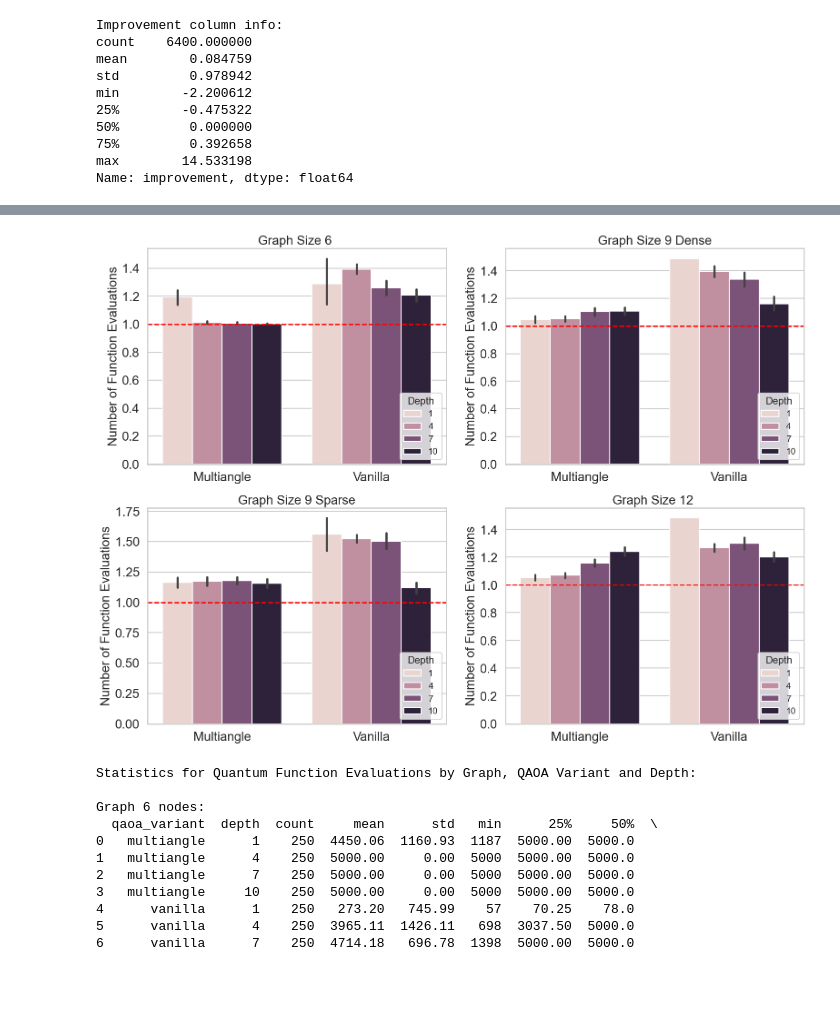
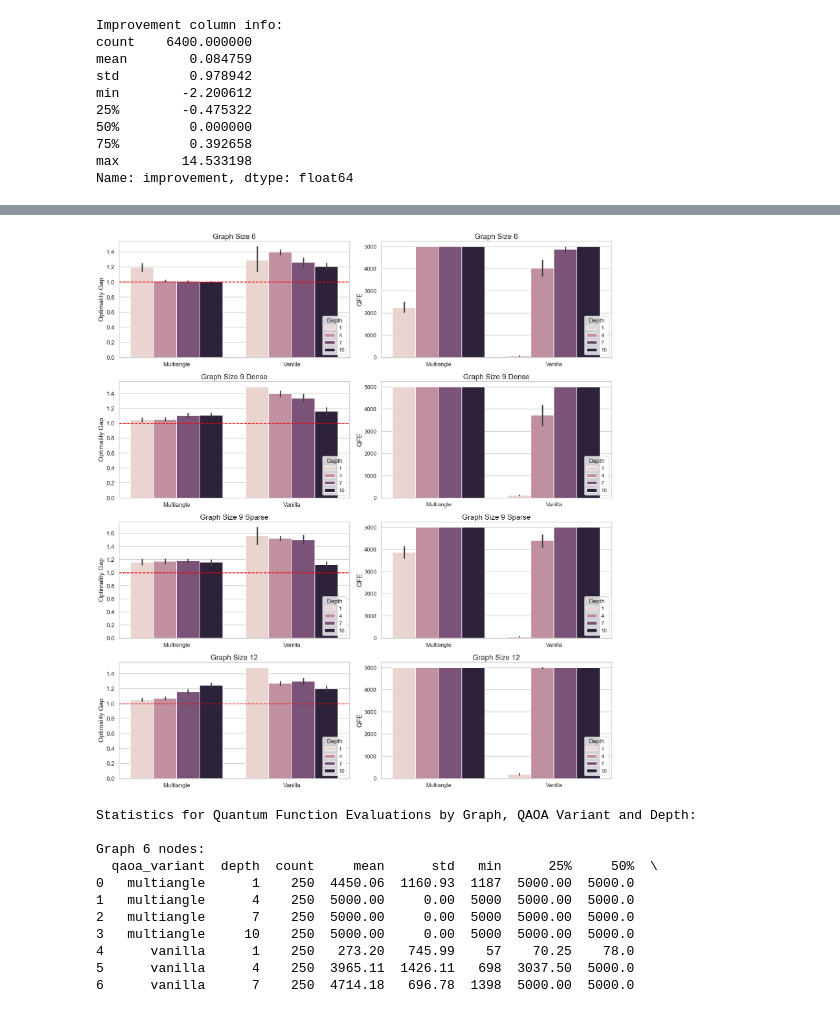
Before and after one commit to Smeidir/QAOA, a Jupyter notebook: results_visualizer.ipynb, the cells around one changed output, grey strips where cells are left out. Cells and saved outputs as stored; diff of their text form; code cells hidden in the pictures; blank space fills up the shorter version.

```diff
--- a/results_visualizer.ipynb
+++ b/results_visualizer.ipynb
@@ -322,7 +241,7 @@ plt.show()
 from src.qaoa.models.solver import MinVertexCoverSolver
 import networkx as nx
 
-
+graphs = problem.get_erdos_renyi_graphs_paper1()
 for g in graphs:
     # create a networkx graph from the rustworkx graph
     G = nx.Graph(list(g.edge_list()))
@@ -1386,50 +1422,67 @@ Name: count, dtype: int64
 # %%
 import matplotlib.pyplot as plt
 import seaborn as sns
 import pandas as pd
 
-# Create a copy of results to work withd
+# Create a copy of results to work with
 df = results.copy()
-df = df[df['infeasible'] == False]# Get unique graph names
+df = df[df['infeasible'] == False]  # Filter out infeasible solutions
+df = df[df['warm_start'] == False]  # Filter out warm start solutions
+df = df[df['backend_mode'] == 'statevector']
+
+df['depth'] = df['depth'].astype(int)
+# Get unique graph names
 graph_names = df['graph_name'].unique()
-df = df[df['warm_start']==False]
 
+# Create a 4x2 figure for side-by-side comparisons
+fig, axes = plt.subplots(4, 2, figsize=(20, 22))
 
-# Now create a plot showing function evaluations as well
-fig, axes = plt.subplots(2, 2, figsize=(16, 12))
-axes = axes.flatten()
-
+# Left column: Optimality Gap (ratio)
+# Right column: Quantum Function Evaluations
 for i, graph in enumerate(graph_names):
     # Filter data for this graph
     graph_df = df[df['graph_name'] == graph]
 
     # Get graph size for the title
     graph_size = graph_df['graph_size'].iloc[0]
 
-    # Create barplot for function evaluations
-    sns.barplot(data=graph_df, x="qaoa_variant", y="ratio", hue="depth", ax=axes[i])
+    # Determine graph title
+    if graph_size == 9:
+        if graph == '>>graph6<<HmzffJz':
+            graph_title = f"Graph Size {graph_size:.0f} Dense"
+        else:
+            graph_title = f"Graph Size {graph_size:.0f} Sparse"
+    else:
+        graph_title = f"Graph Size {graph_size:.0f}"
 
-    # Customize plot
-    axes[i].set_title(f"Graph Size {graph_size} ", fontsize=20)
-    axes[i].set_ylabel("Number of Function Evaluations", fontsize=20)
-    axes[i].tick_params(axis='both', labelsize=20)
-    axes[i].axhline(y=1, color='red', linestyle='--', linewidth=2)
-    # Adjust legend
-    handles, labels = axes[i].get_legend_handles_labels()
-    axes[i].set(xlabel=None)
-    axes[i].legend(handles, labels, title="Depth", title_fontsize=16, fontsize=14, loc="lower right")
-    axes[i].set_xticklabels([lbl.get_text().capitalize() for lbl in axes[i].get_xticklabels()])
-axes[1].set_title(f"Graph Size {9} Dense", fontsize=20)
-axes[2].set_title(f"Graph Size {9} Sparse", fontsize=20)
+    # Left plot: Optimality Gap (ratio)
+    sns.barplot(data=graph_df, x="qaoa_variant", y="ratio", hue="depth", ax=axes[i, 0])
+    axes[i, 0].set_title(f"{graph_title}", fontsize=20)
+    axes[i, 0].set_ylabel("Optimality Gap", fontsize=18)
+    axes[i, 0].tick_params(axis='both', labelsize=16)
+    axes[i, 0].axhline(y=1, color='red', linestyle='--', linewidth=2)
+    axes[i, 0].set_xlabel("")
+    axes[i, 0].legend(title="Depth", title_fontsize=16, fontsize=14, loc="lower right")
+    axes[i, 0].set_xticklabels([lbl.get_text().capitalize() for lbl in axes[i, 0].get_xticklabels()])
+
+    # Right plot: QFE
+    sns.barplot(data=graph_df, x="qaoa_variant", y="quantum_func_evals", hue="depth", ax=axes[i, 1])
+    axes[i, 1].set_title(f"{graph_title}" , fontsize=20)
+    axes[i, 1].set_ylabel("QFE", fontsize=18)
+    axes[i, 1].tick_params(axis='both', labelsize=15)
+    axes[i, 1].set_xlabel("")
+    axes[i, 1].legend(title="Depth", title_fontsize=16, fontsize=14, loc="lower right")
+    axes[i, 1].set_xticklabels([lbl.get_text().capitalize() for lbl in axes[i, 1].get_xticklabels()])
+
 plt.tight_layout()
-fig.subplots_adjust(top=0.93)  # Make room for the suptitle
+plt.subplots_adjust(top=0.95)  # Make room for suptitle
 
 # Save figure
-plt.savefig('CS_allgraphs_comparison.pdf', bbox_inches='tight')
+plt.savefig('CS_combined_graphs_comparison.pdf', bbox_inches='tight')
 
 plt.show()
 # %% [output]
-[figure, old version]
+[figure, new version]
 # %%
 import seaborn as sns
 import matplotlib.pyplot as plt
```
Also changed, not shown: parts of 6 cells of this notebook, 9 other files.
